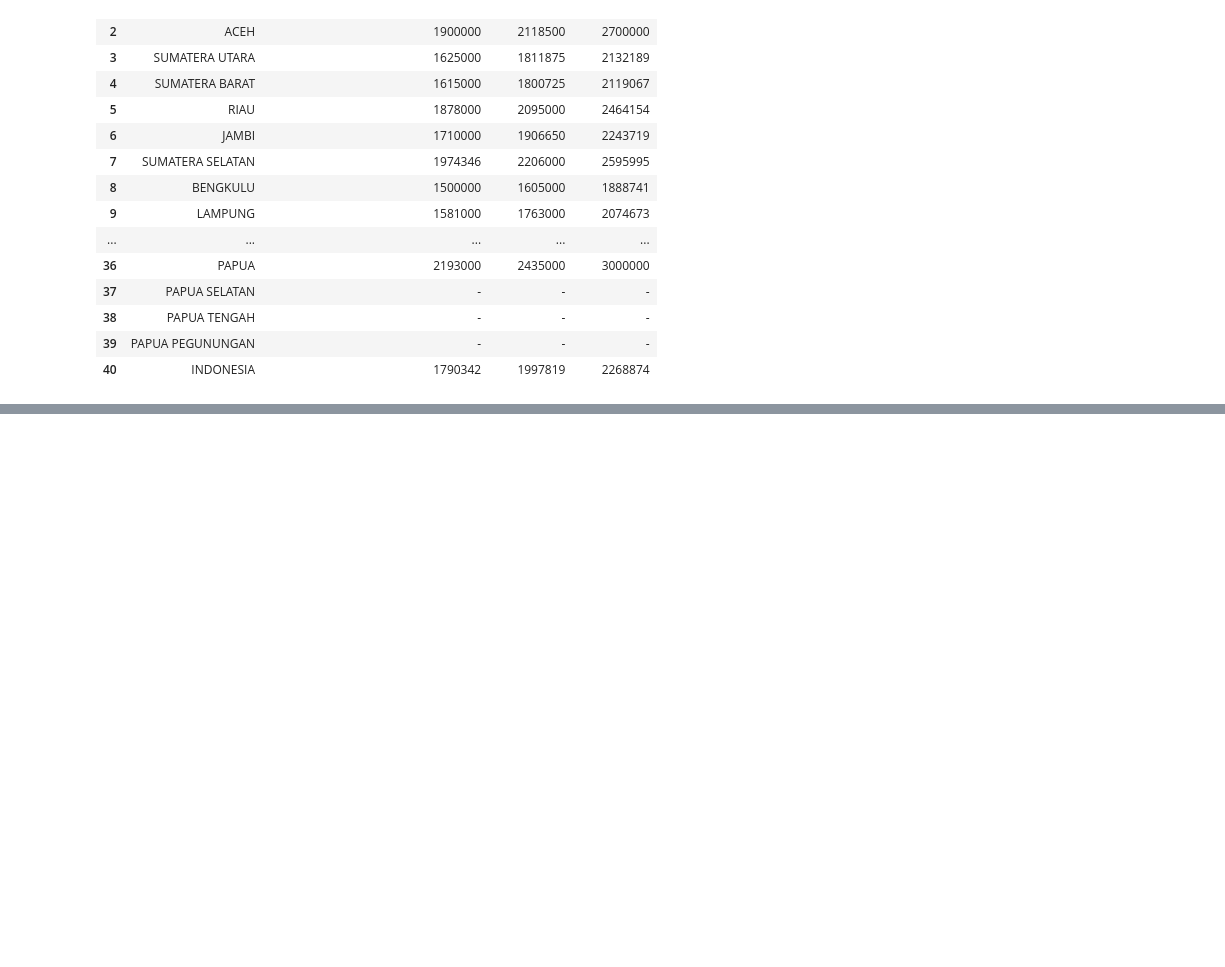
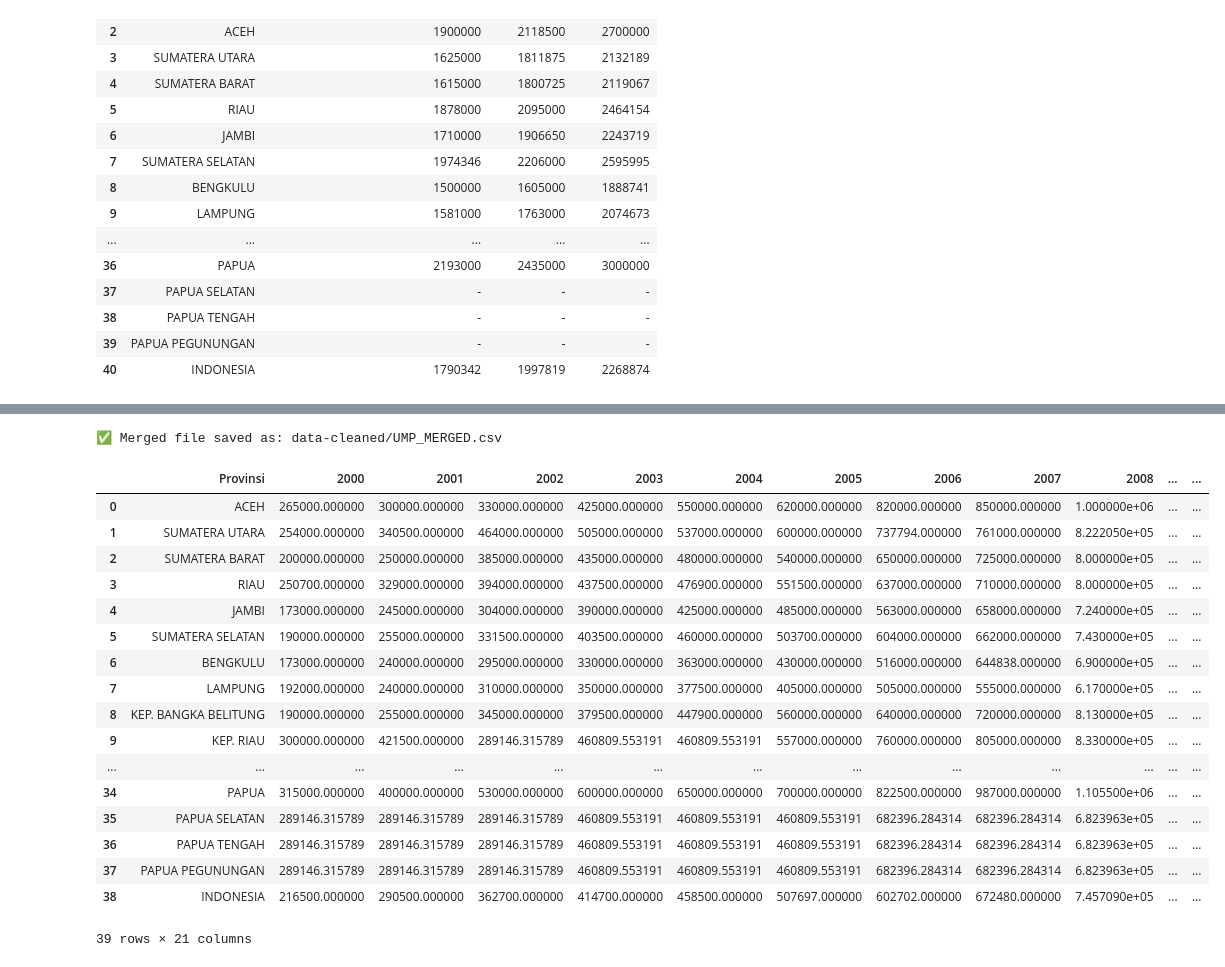
Before and after one commit to yusufimantaka/gamadata-2, a Jupyter notebook: data-cleaning.ipynb, the cells around one changed output, grey strips where cells are left out. Saved outputs shown, nothing was run; the diff lists cells and outputs as text; code cells hidden in the pictures; blank space fills up the shorter version.

Commit message:
data cleaning done yusuf

```diff
--- a/data-cleaning.ipynb
+++ b/data-cleaning.ipynb
@@ -208,3 +208,8 @@ global_mean = df[year].stack().mean()
 df[year] = df[year].fillna(global_mean)
 
 df.to_csv('data-cleaned/ump_2015-2018.csv')
+# %%
+filename = 'data/Upah Minimum Regional_Propinsi, 2019-2020.csv'
+year = [2019, 2020]
+df = pd.read_csv(filename)
+df
@@ -210,0 +254,50 @@ df.to_csv('data-cleaned/ump_2015-2018.csv')
+# %%
+import os
+import pandas as pd
+
+# Folder where the cleaned UMP files are stored
+folder = "data-cleaned"
+
+# List to store individual DataFrames
+df_list = []
+
+# Loop through files in folder
+for file in os.listdir(folder):
+    if file.lower().startswith("ump_") and file.endswith(".csv"):
+        filepath = os.path.join(folder, file)
+        df = pd.read_csv(filepath)
+        df_list.append(df)
+
+# Merge all DataFrames by columns
+df_merged = pd.concat(df_list, axis=1)
+
+# Remove duplicate 'Provinsi' columns caused by concat
+# Keep the first and drop others
+df_merged = df_merged.loc[:,~df_merged.columns.duplicated()]
+df_merged.drop(columns=['Unnamed: 0'], inplace=True)
+# Save to a single CSV
+df_merged.to_csv("data-cleaned/UMP_MERGED.csv", index=False)
+print("✅ Merged file saved as: data-cleaned/UMP_MERGED.csv")
+# %% [output]
+✅ Merged file saved as: data-cleaned/UMP_MERGED.csv
+# %%
+df_merged
+# %% [output]
+|  | Provinsi | 2000 | 2001 | 2002 | 2003 | 2004 | 2005 | 2006 | 2007 | 2008 | ... | ... |
+| 0 | ACEH | 265000.000000 | 300000.000000 | 330000.000000 | 425000.000000 | 550000.000000 | 620000.000000 | 820000.000000 | 850000.000000 | 1.000000e+06 | ... | ... |
+| 1 | SUMATERA UTARA | 254000.000000 | 340500.000000 | 464000.000000 | 505000.000000 | 537000.000000 | 600000.000000 | 737794.000000 | 761000.000000 | 8.222050e+05 | ... | ... |
+| 2 | SUMATERA BARAT | 200000.000000 | 250000.000000 | 385000.000000 | 435000.000000 | 480000.000000 | 540000.000000 | 650000.000000 | 725000.000000 | 8.000000e+05 | ... | ... |
+| 3 | RIAU | 250700.000000 | 329000.000000 | 394000.000000 | 437500.000000 | 476900.000000 | 551500.000000 | 637000.000000 | 710000.000000 | 8.000000e+05 | ... | ... |
+| 4 | JAMBI | 173000.000000 | 245000.000000 | 304000.000000 | 390000.000000 | 425000.000000 | 485000.000000 | 563000.000000 | 658000.000000 | 7.240000e+05 | ... | ... |
+| 5 | SUMATERA SELATAN | 190000.000000 | 255000.000000 | 331500.000000 | 403500.000000 | 460000.000000 | 503700.000000 | 604000.000000 | 662000.000000 | 7.430000e+05 | ... | ... |
+| 6 | BENGKULU | 173000.000000 | 240000.000000 | 295000.000000 | 330000.000000 | 363000.000000 | 430000.000000 | 516000.000000 | 644838.000000 | 6.900000e+05 | ... | ... |
+| 7 | LAMPUNG | 192000.000000 | 240000.000000 | 310000.000000 | 350000.000000 | 377500.000000 | 405000.000000 | 505000.000000 | 555000.000000 | 6.170000e+05 | ... | ... |
+| 8 | KEP. BANGKA BELITUNG | 190000.000000 | 255000.000000 | 345000.000000 | 379500.000000 | 447900.000000 | 560000.000000 | 640000.000000 | 720000.000000 | 8.130000e+05 | ... | ... |
+| 9 | KEP. RIAU | 300000.000000 | 421500.000000 | 289146.315789 | 460809.553191 | 460809.553191 | 557000.000000 | 760000.000000 | 805000.000000 | 8.330000e+05 | ... | ... |
+| ... | ... | ... | ... | ... | ... | ... | ... | ... | ... | ... | ... | ... |
+| 34 | PAPUA | 315000.000000 | 400000.000000 | 530000.000000 | 600000.000000 | 650000.000000 | 700000.000000 | 822500.000000 | 987000.000000 | 1.105500e+06 | ... | ... |
+| 35 | PAPUA SELATAN | 289146.315789 | 289146.315789 | 289146.315789 | 460809.553191 | 460809.553191 | 460809.553191 | 682396.284314 | 682396.284314 | 6.823963e+05 | ... | ... |
+| 36 | PAPUA TENGAH | 289146.315789 | 289146.315789 | 289146.315789 | 460809.553191 | 460809.553191 | 460809.553191 | 682396.284314 | 682396.284314 | 6.823963e+05 | ... | ... |
+| 37 | PAPUA PEGUNUNGAN | 289146.315789 | 289146.315789 | 289146.315789 | 460809.553191 | 460809.553191 | 460809.553191 | 682396.284314 | 682396.284314 | 6.823963e+05 | ... | ... |
+| 38 | INDONESIA | 216500.000000 | 290500.000000 | 362700.000000 | 414700.000000 | 458500.000000 | 507697.000000 | 602702.000000 | 672480.000000 | 7.457090e+05 | ... | ... |
+39 rows × 21 columns
```
Also changed, not shown: parts of 18 cells of this notebook.
